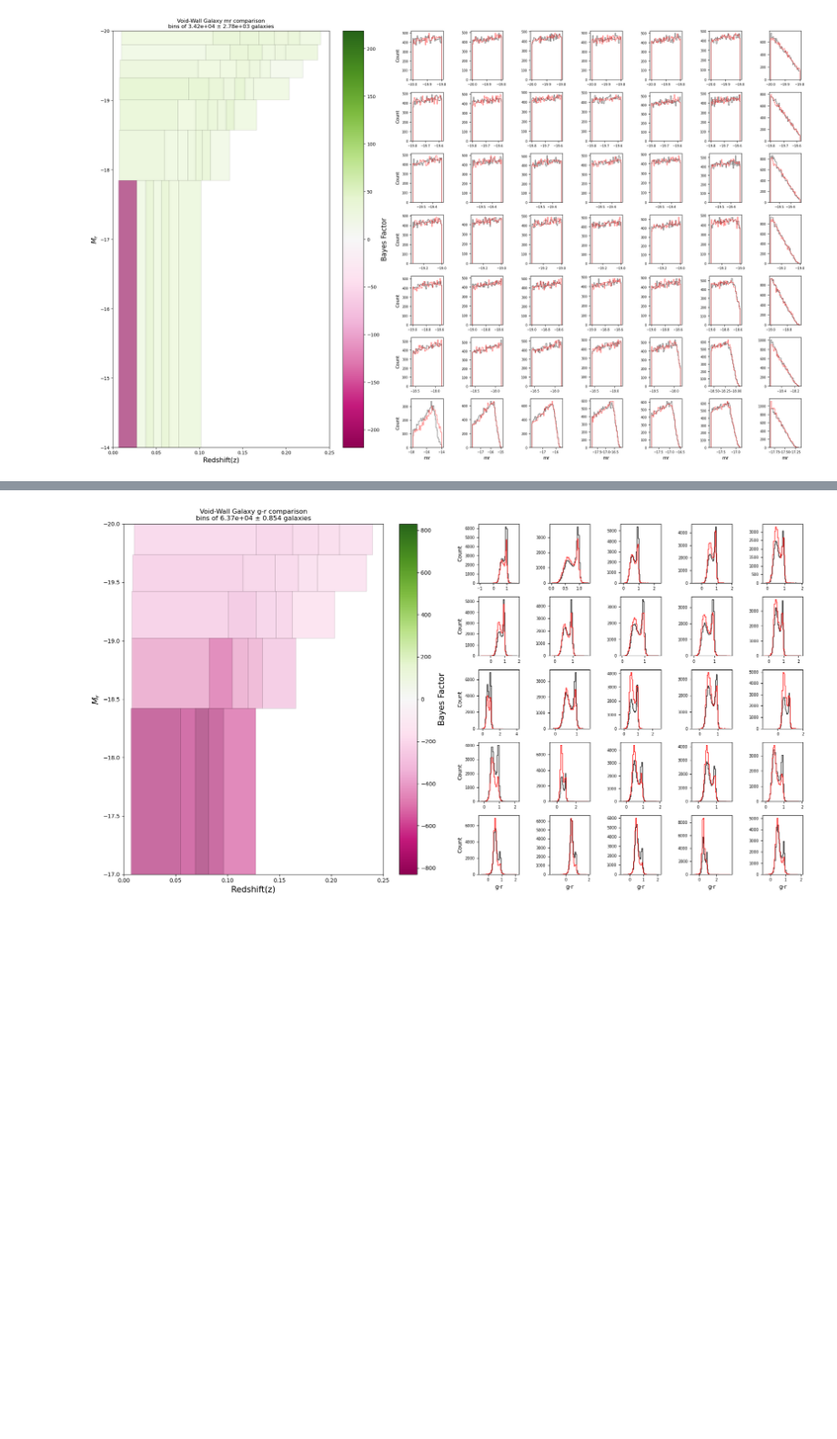
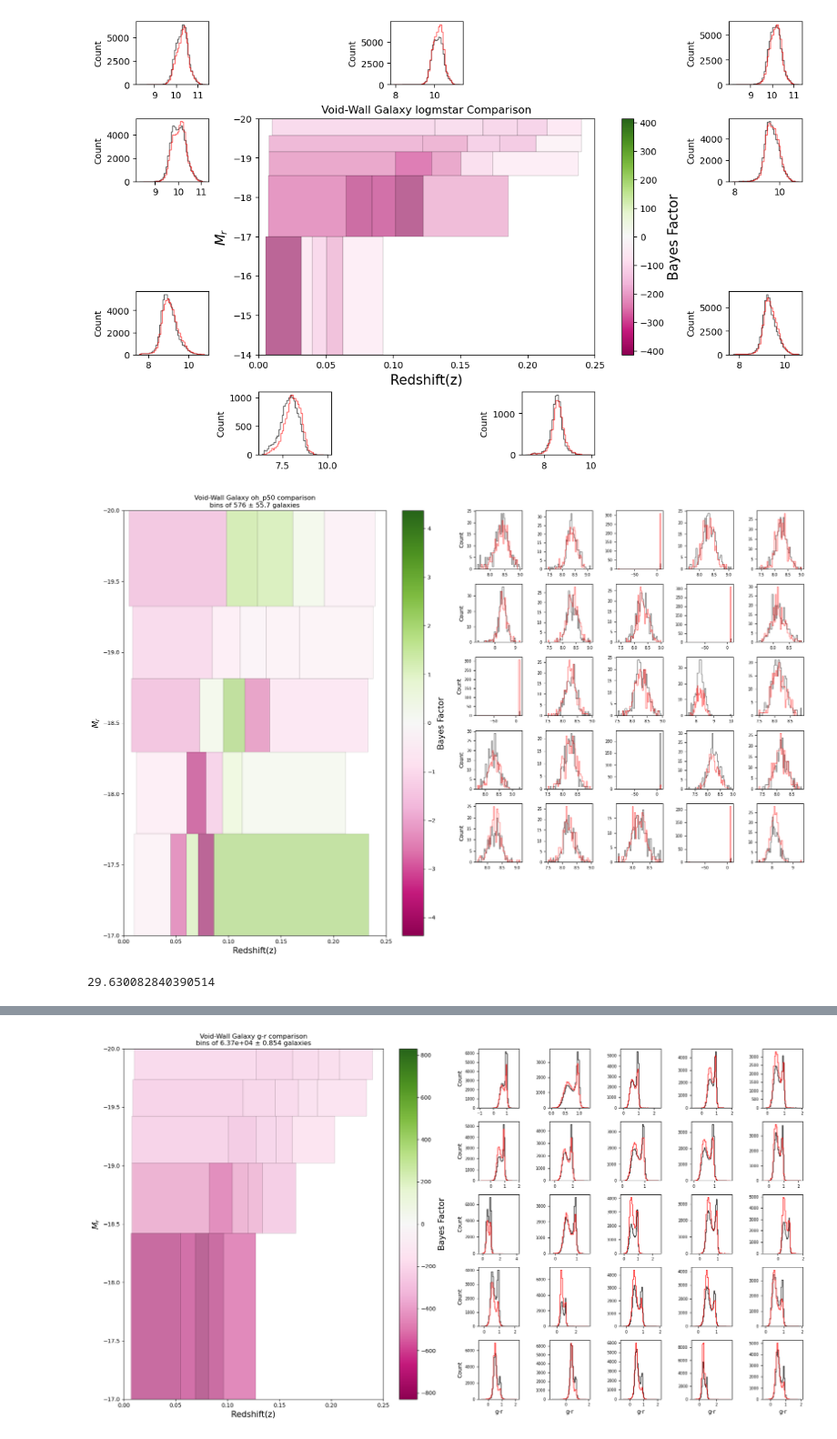
Before and after one commit to DESI-UR/bff, a Jupyter notebook: DESI_BGS_DR2_BF_Diagnostic_Plots (1).ipynb, the cells around one changed output, grey strips where cells are left out. Shown at 91% size. Cells and saved outputs as stored; diff of their text form; code cells hidden in the pictures; blank space fills up the shorter version.

```diff
--- a/DESI_BGS_DR2_BF_Diagnostic_Plots (1).ipynb
+++ b/DESI_BGS_DR2_BF_Diagnostic_Plots (1).ipynb
@@ -361,18 +330,24 @@ def plot_bayes_factor_heatmap(prop_name, num_mr_bins=7, num_z_bins=7, linewidth=
 # %%
-def plot_heatmap_diagnostic(prop_name, num_mr_bins=6, num_z_bins=6, linewidth=.2, axsize=15, color='PiYG', sample='BGS Bright', ax=None, mr_min=-20, mr_max=-14):
+def plot_heatmap_diagnostic(prop_name, num_mr_bins=6, num_z_bins=6, linewidth=.2, axsize=15, color='PiYG', sample='BGS Bright', ax=None, mr_min=-20, mr_max=-14, lim17=True):
     """
     Plot Bayes factor heatmap of Wall vs void
     of property for different mr and redshift bins
     """
     if ax is None:
         fig, ax = plt.subplots()
-    # Get galaxy properties
-    void_property = get_property(prop_name, 'VF', 'void', sample)
-    wall_property = get_property(prop_name, 'VF', 'wall', sample)
-    void_redshift = get_property('z', 'VF', 'void', sample)
-    wall_redshift = get_property('z', 'VF', 'wall', sample)
-    void_mr = get_property('mr', 'VF', 'void', sample)
-    wall_mr = get_property('mr', 'VF', 'wall', sample)
+
+    if prop_name.lower() in ['oh_p50','no', 'n/o']:
+        metallicity = True
+    else:
+        metallicity = False
+
+    # Load data
+    void_property = get_property(prop_name, 'VF', 'void', sample, metallicity)
+    wall_property = get_property(prop_name, 'VF', 'wall', sample, metallicity)
+    void_redshift = get_property('z', 'VF', 'void', sample, metallicity)
+    wall_redshift = get_property('z', 'VF', 'wall',sample, metallicity)
+    void_mr = get_property('mr', 'VF', 'void', sample, metallicity)
+    wall_mr = get_property('mr', 'VF', 'wall', sample, metallicity)
 
     # Initialize Bayes factor storage
     bayes_factors = {
@@ -386,9 +361,16 @@ def plot_heatmap_diagnostic(prop_name, num_mr_bins=6, num_z_bins=6, linewidth=.2
     }
 
     # Define magnitude bins (M_r)
-    mr_mask = (void_mr >= mr_min) & (void_mr <= mr_max)
-    mr_bins = np.quantile(void_mr[mr_mask],
-                          np.linspace(0, 1, num_mr_bins ))
+    if lim17 == True:
+        mr_mask1 = (void_mr >= -17) & (void_mr <= mr_max)
+        mr_mask2 = (void_mr >= mr_min) & (void_mr < -17)
+        mr_bins= np.concatenate([np.quantile(void_mr[mr_mask1], np.linspace(0,1,2)),
+                                 np.quantile(void_mr[mr_mask2],
+                                 np.linspace(0,1,num_mr_bins))])
+    else:
+        mr_mask = (void_mr >= mr_min) & (void_mr <= mr_max)
+        mr_bins = np.quantile(void_mr[mr_mask],
+                              np.linspace(0, 1, num_mr_bins+1 ))
 
     for mrmin, mrmax in zip(mr_bins[:-1], mr_bins[1:]):
         # Pre-select redshift range for quantiles
@@ -396,7 +378,10 @@ def plot_heatmap_diagnostic(prop_name, num_mr_bins=6, num_z_bins=6, linewidth=.2
         wall_pre_bin = get_mr_z_bin(wall_redshift, 0, np.inf, wall_mr, mrmin, mrmax, wall_redshift, 'redshift')
         chosen_bin = void_pre_bin if len(wall_pre_bin) > len(void_pre_bin) else wall_pre_bin
 
-        z_bins = np.quantile(chosen_bin, np.linspace(0, 1, num_z_bins))
+        if len(chosen_bin) == 0:
+            continue
+
+        z_bins = np.quantile(chosen_bin, np.linspace(0, 1, num_z_bins+1))
 
         for zmin, zmax in zip(z_bins[:-1], z_bins[1:]):
             void_bin = get_mr_z_bin(void_redshift, zmin, zmax, void_mr, mrmin, mrmax, void_property, prop_name)
@@ -449,5 +434,5 @@ def plot_heatmap_diagnostic(prop_name, num_mr_bins=6, num_z_bins=6, linewidth=.2
     plt.ylabel('$M_r$', fontsize=axsize)
     cbar = plt.colorbar(mapper, ax=ax)
     cbar.set_label('Bayes Factor', fontsize=axsize)
-    plt.title(f'Void-Wall Galaxy {prop_name} comparison\nbins of {np.mean(counts):.3g} ± {np.std(counts):.3g} galaxies')
+    plt.title(f'Void-Wall Galaxy {prop_name} Comparison')
 # %%
@@ -505,5 +581,12 @@ def plot_heatmap_and_hist(prop_name, num_mr_bins=6, num_z_bins=6, mr_min=-20, mr
+# %%
+plot_pretty_heatmap_and_hist('logmstar', num_mr_bins=5, num_z_bins=5, mr_min=-20, mr_max=-14, lim17 = True, sample='BGS')
+# %% [output]
+[figure, added]
 # %%
-for variable in ['mr','log_mstar','g-r','u-r','halpha']:
-    plot_heatmap_and_hist(variable, num_mr_bins=8, num_z_bins=8, mr_min=-20, mr_max=-14)
+plot_heatmap_and_hist('oh_p50', num_mr_bins=5, num_z_bins=5, mr_min=-20, mr_max=-17, sample='BGS', lim17 = False)
 # %% [output]
-[figure, old version]
+[figure, new version]
+# %%
+print(get_bayes_factor(get_property('oh_p50', 'VF', 'void', 'BGS', True), get_property('oh_p50', 'VF', 'wall', 'BGS', True), log_BF=True))
+# %% [output]
+29.630082840390514
```
Also changed, not shown: parts of 22 cells of this notebook.
